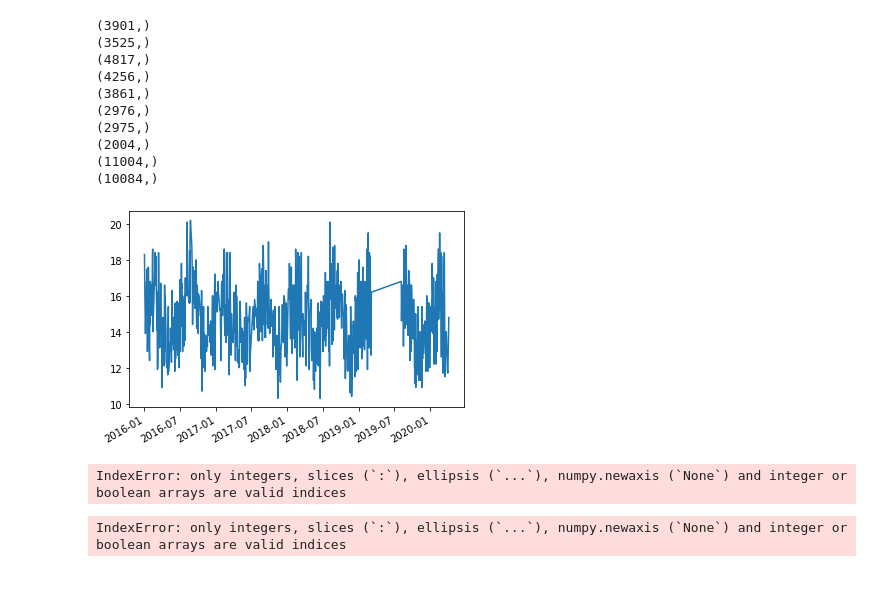
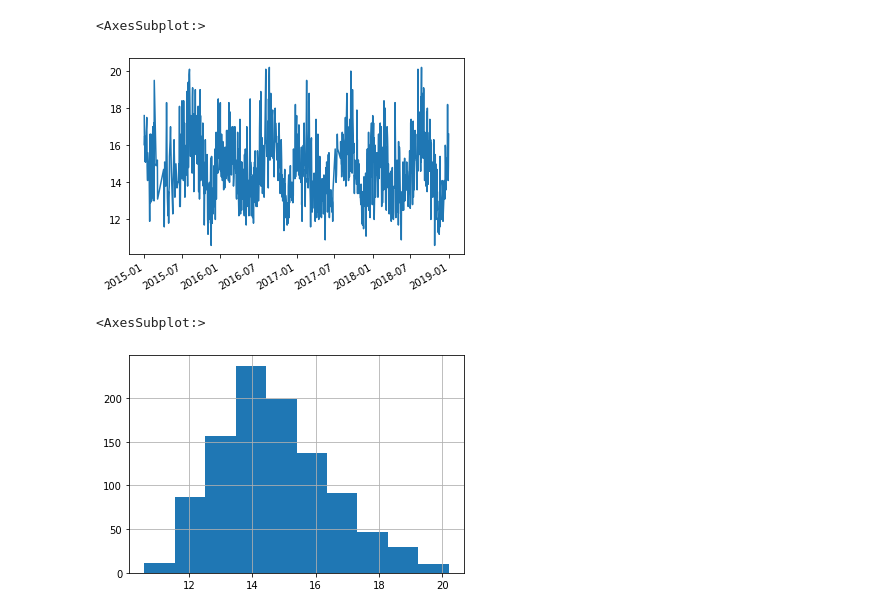
Before and after one commit to SaraFraija/FoehnColombia, a Jupyter notebook: AlgoritmoDEFINITIVOpaper.ipynb, the cells around one changed output. Saved outputs shown, nothing was run; the diff lists cells and outputs as text; code cells hidden in the pictures; blank space fills up the shorter version.

```diff
--- a/AlgoritmoDEFINITIVOpaper.ipynb
+++ b/AlgoritmoDEFINITIVOpaper.ipynb
@@ -181,22 +189,11 @@ def Velocity(H12,H1RH,H1T):
     data21[r'$\dot{RH}$']=data22[r'$\dot{RH}$']
     data21.to_csv(StationT[k]+'DV'+StationDV+'.csv')
 # %%
-for k in range(5):
+for k in range(4):
     H11T=Temperature(k)
     H11RH=RH(k)
     H124=MERGE(H11T,H11RH)
     Velocity(H124,H11RH,H11T)
-# %% [output]
-(3901,)
-(3525,)
-(4817,)
-(4256,)
-(3861,)
-(2976,)
-(2975,)
-(2004,)
-(11004,)
-(10084,)
 # %%
 import glob
 from functools import reduce
@@ -208,17 +205,20 @@ for i in Casos:
 # %%
 Foehn=pd.concat(Cases)
 Foehn=Foehn.drop_duplicates()
 Foehn = Foehn.sort_values(by=r'$\Delta$', ascending=False)
 Foehn['N cases']=Foehn.groupby(['month','day','year']).transform('count')['hour']
 Foehn = Foehn[~Foehn.index.duplicated(keep='first')]#Dropping duplicates, keeping highest value of delta T
 Foehn['2016':'2019']
 Foehn=Foehn[Foehn[r'$\Delta$']<21]
-Foehn[r'$\Delta$']['2016':'2020'].plot()
+Foehn[r'$\Delta$']['2015':'2018'].plot()
 # Foehn['2019-08-27']
-Foehn=H124
+# Foehn=H124
 # %% [output]
+<AxesSubplot:>
-[figure, old version]
+[figure, new version]
 # %%
-Foehn[r'$\Delta$']['2016':'2020'].hist()
+Foehn[r'$\Delta$']['2015':'2018'].hist()
+# Foehn
 # %% [output]
-IndexError: only integers, slices (`:`), ellipsis (`...`), numpy.newaxis (`None`) and integer or boolean arrays are valid indices
+<AxesSubplot:>
+[figure, added]
@@ -229,4 +224,0 @@ Foehn[Foehn[r'$\Delta$']>14]['2016':'2019']['month'].hist()
-# %%
-Foehn[r'$\Delta$']['2016':'2020'].describe()
-# %% [output]
-IndexError: only integers, slices (`:`), ellipsis (`...`), numpy.newaxis (`None`) and integer or boolean arrays are valid indices
```
Also changed, not shown: parts of 16 cells of this notebook.
